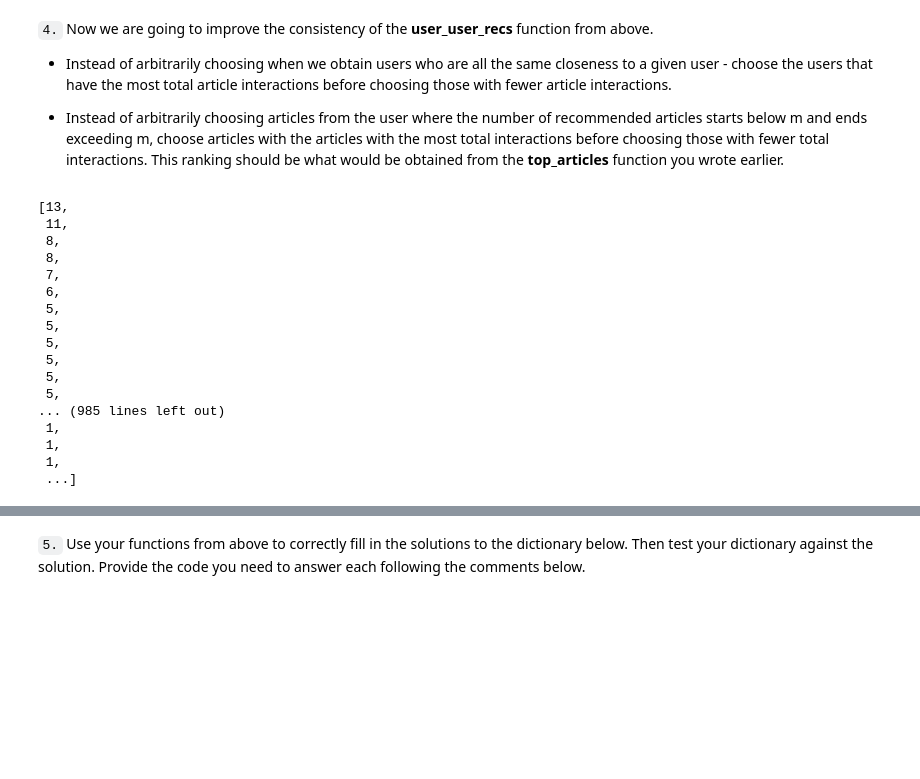
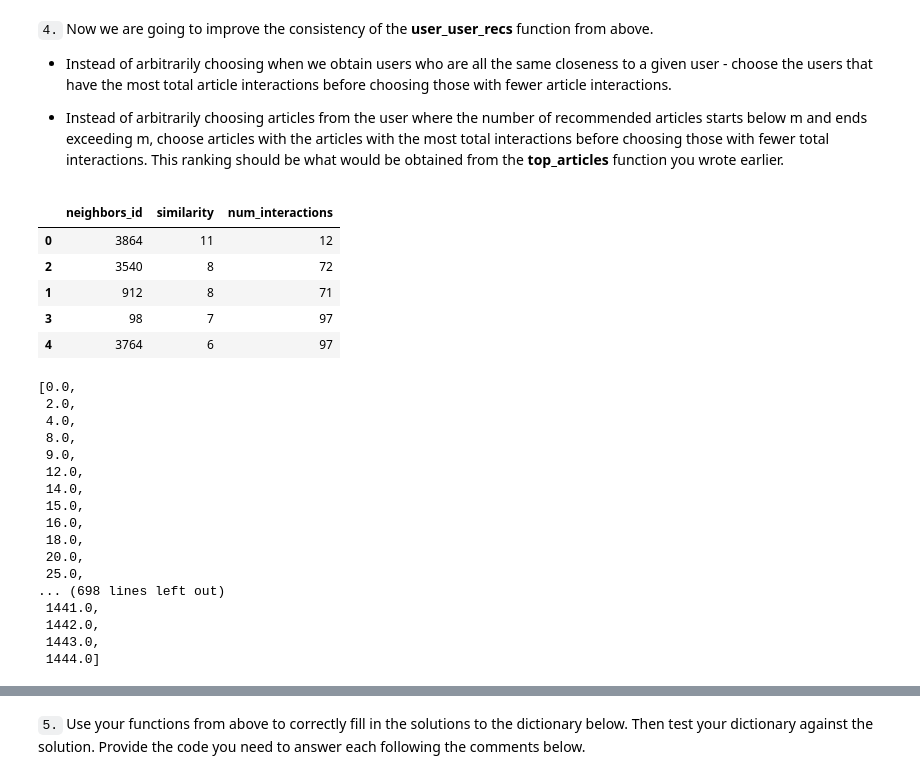
Before and after one commit to Arjunar92/Recommendations_with_IBM_Project, a Jupyter notebook: Recommendations_with_IBM.ipynb, the cells around one changed output, grey strips where cells are left out. Drawn from its saved outputs; the diff is of its cells as text; code cells hidden in the pictures; blank space fills up the shorter version.

```diff
--- a/Recommendations_with_IBM.ipynb
+++ b/Recommendations_with_IBM.ipynb
@@ -651,23 +629,30 @@ top_user
-# %%
-user_list1 = dot_prod_user_item[100].sort_values(ascending = False).tolist()
-user_list1
-# %% [output]
-[13,
- 11,
- 8,
- 8,
- 7,
- 6,
- 5,
- 5,
- 5,
- 5,
- 5,
- 5,
-... (985 lines left out)
- 1,
- 1,
- 1,
- ...]
+# %%
+top_user.head()
+# %% [output]
+|  | neighbors_id | similarity | num_interactions |
+| 0 | 3864 | 11 | 12 |
+| 2 | 3540 | 8 | 72 |
+| 1 | 912 | 8 | 71 |
+| 3 | 98 | 7 | 97 |
+| 4 | 3764 | 6 | 97 |
 # %%
-top_articles = list(set(df[df['user_id'].isin(top_user)]['article_id']))
+top_articles = list(set(df[df['user_id'].isin(top_user1)]['article_id']))
+top_articles
+# %% [output]
+[0.0,
+ 2.0,
+ 4.0,
+ 8.0,
+ 9.0,
+ 12.0,
+ 14.0,
+ 15.0,
+ 16.0,
+ 18.0,
+ 20.0,
+ 25.0,
+... (698 lines left out)
+ 1441.0,
+ 1442.0,
+ 1443.0,
+ 1444.0]
```
Also changed, not shown: parts of 15 cells of this notebook.
